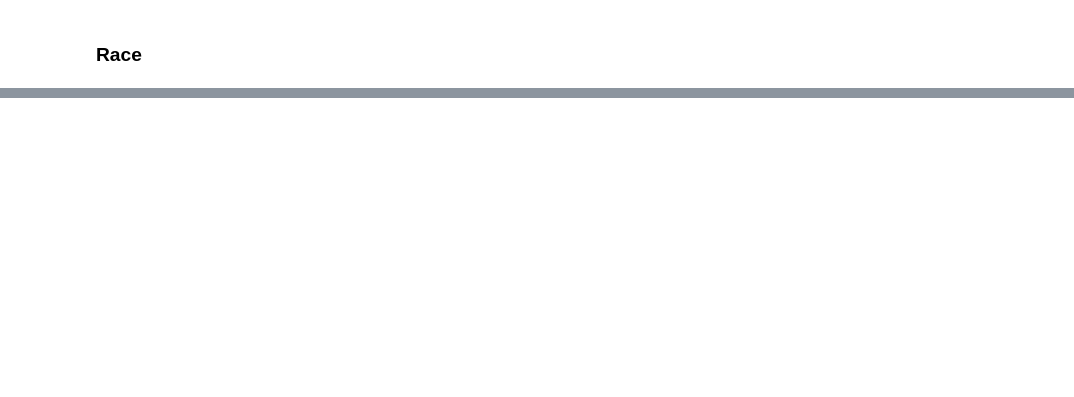
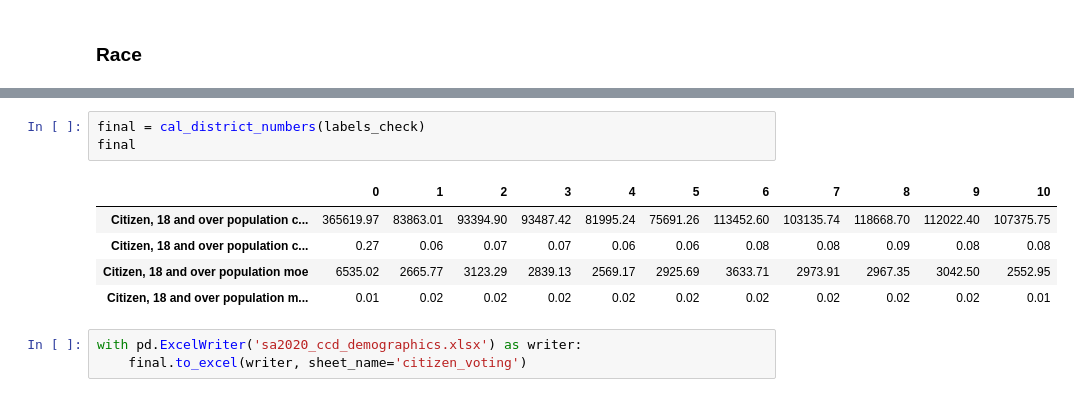
Before and after one commit to misty-garcia/sa2020-CCD, a Jupyter notebook: census_data.ipynb, the cells around one changed output, grey strips where cells are left out. Cells and saved outputs as stored; diff of their text form; blank space fills up the shorter version.

Commit message:
demographics

```diff
--- a/census_data.ipynb
+++ b/census_data.ipynb
@@ -284,0 +371,12 @@ Name: dp05_0063e, Length: 375, dtype: object
+# %%
+final = cal_district_numbers(labels_check)
+final
+# %% [output]
+|  | 0 | 1 | 2 | 3 | 4 | 5 | 6 | 7 | 8 | 9 | 10 |
+| Citizen, 18 and over population c... | 365619.97 | 83863.01 | 93394.90 | 93487.42 | 81995.24 | 75691.26 | 113452.60 | 103135.74 | 118668.70 | 112022.40 | 107375.75 |
+| Citizen, 18 and over population c... | 0.27 | 0.06 | 0.07 | 0.07 | 0.06 | 0.06 | 0.08 | 0.08 | 0.09 | 0.08 | 0.08 |
+| Citizen, 18 and over population moe | 6535.02 | 2665.77 | 3123.29 | 2839.13 | 2569.17 | 2925.69 | 3633.71 | 2973.91 | 2967.35 | 3042.50 | 2552.95 |
+| Citizen, 18 and over population m... | 0.01 | 0.02 | 0.02 | 0.02 | 0.02 | 0.02 | 0.02 | 0.02 | 0.02 | 0.02 | 0.01 |
+# %%
+with pd.ExcelWriter('sa2020_ccd_demographics.xlsx') as writer:
+    final.to_excel(writer, sheet_name='citizen_voting')
```
Also changed, not shown: parts of 25 cells of this notebook, 1 other file.
